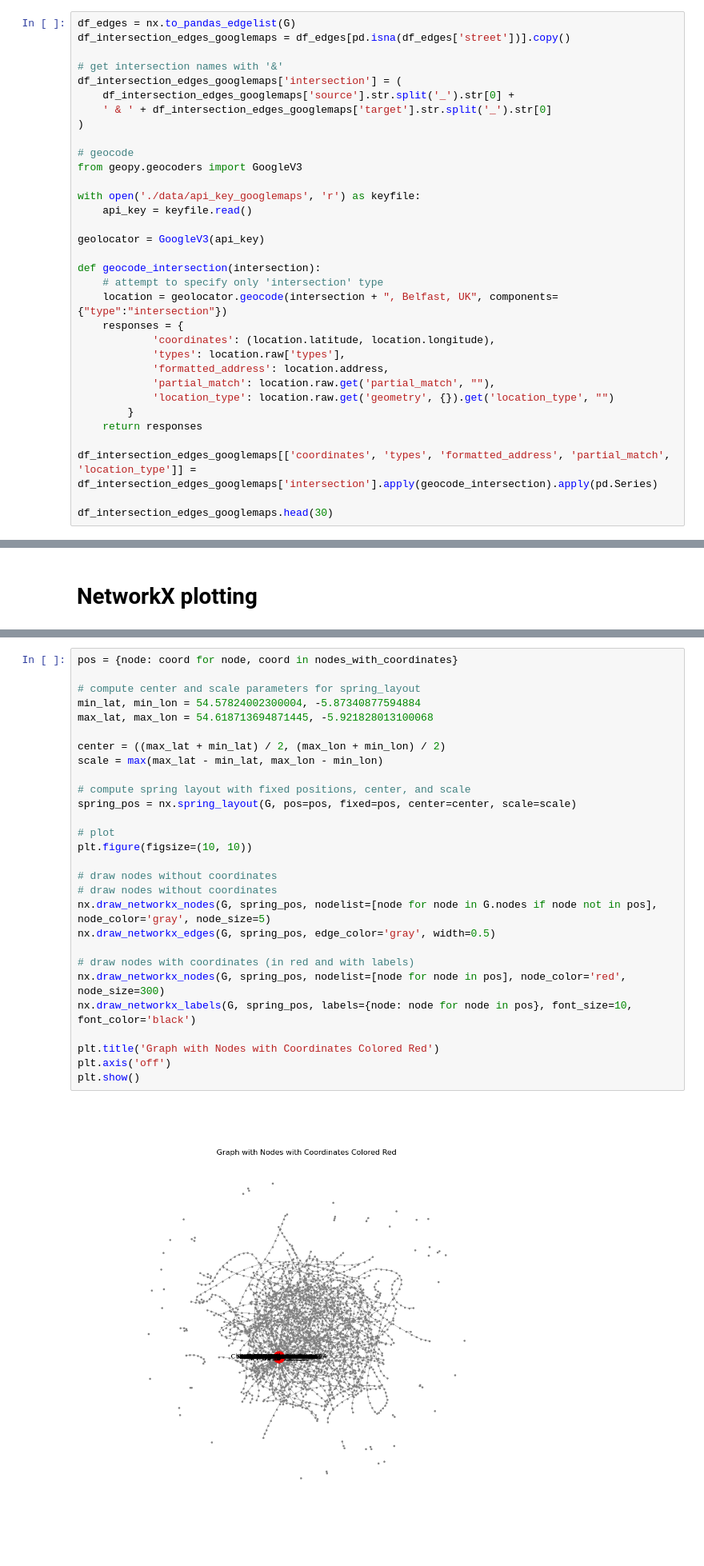
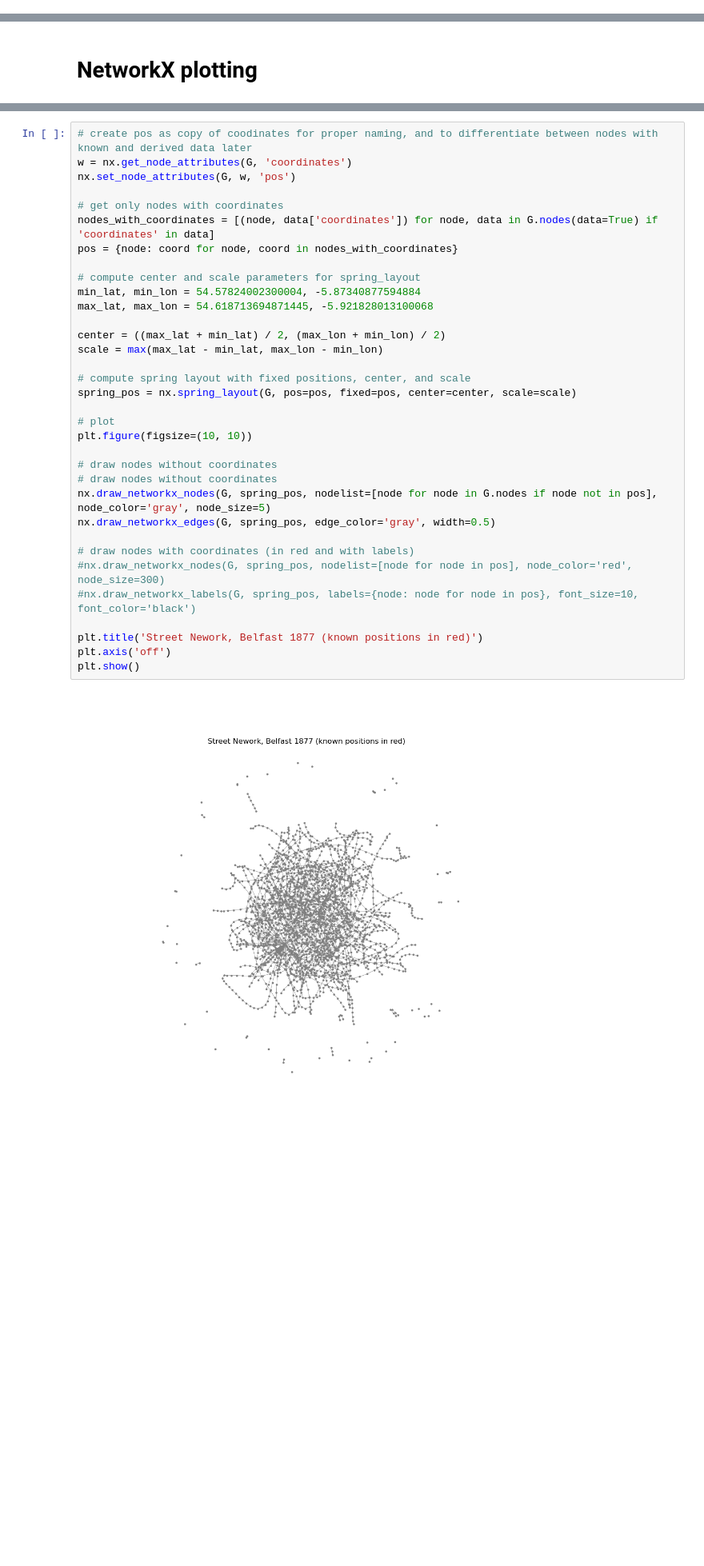
Before and after one commit to sian0x0/Map-Extinct-Addresses, a Jupyter notebook: ballymacarrett-extract.ipynb, the cells around one changed output, grey strips where cells are left out. Shown at 80% size. Cells and saved outputs as stored; diff of their text form; blank space fills up the shorter version.

```diff
--- a/ballymacarrett-extract.ipynb
+++ b/ballymacarrett-extract.ipynb
@@ -455,33 +33,0 @@ Then I need to geocode again for this this smaller dataset.
-# %%
-df_edges = nx.to_pandas_edgelist(G)
-df_intersection_edges_googlemaps = df_edges[pd.isna(df_edges['street'])].copy()
-
-# get intersection names with '&'
-df_intersection_edges_googlemaps['intersection'] = (
-    df_intersection_edges_googlemaps['source'].str.split('_').str[0] +
-    ' & ' + df_intersection_edges_googlemaps['target'].str.split('_').str[0]
-)
-
-# geocode
-from geopy.geocoders import GoogleV3
-
-with open('./data/api_key_googlemaps', 'r') as keyfile:
-    api_key = keyfile.read()
-
-geolocator = GoogleV3(api_key)
-
-def geocode_intersection(intersection):
-    # attempt to specify only 'intersection' type
-    location = geolocator.geocode(intersection + ", Belfast, UK", components={"type":"intersection"})
-    responses = {
-            'coordinates': (location.latitude, location.longitude),
-            'types': location.raw['types'],
-            'formatted_address': location.address,
-            'partial_match': location.raw.get('partial_match', ""),
-            'location_type': location.raw.get('geometry', {}).get('location_type', "")
-        }
-    return responses
-
-df_intersection_edges_googlemaps[['coordinates', 'types', 'formatted_address', 'partial_match', 'location_type']] = df_intersection_edges_googlemaps['intersection'].apply(geocode_intersection).apply(pd.Series)
-
-df_intersection_edges_googlemaps.head(30)
@@ -1418,32 +768,38 @@ NameError: name 'G' is not defined
 # %%
+# create pos as copy of coodinates for proper naming, and to differentiate between nodes with known and derived data later
+w = nx.get_node_attributes(G, 'coordinates')
+nx.set_node_attributes(G, w, 'pos')
+
+# get only nodes with coordinates
+nodes_with_coordinates = [(node, data['coordinates']) for node, data in G.nodes(data=True) if 'coordinates' in data]
 pos = {node: coord for node, coord in nodes_with_coordinates}
 
 # compute center and scale parameters for spring_layout
 min_lat, min_lon = 54.57824002300004, -5.87340877594884
 max_lat, max_lon = 54.618713694871445, -5.921828013100068
 
 center = ((max_lat + min_lat) / 2, (max_lon + min_lon) / 2)
 scale = max(max_lat - min_lat, max_lon - min_lon)
 
 # compute spring layout with fixed positions, center, and scale
 spring_pos = nx.spring_layout(G, pos=pos, fixed=pos, center=center, scale=scale)
 
 # plot
 plt.figure(figsize=(10, 10))
 
 # draw nodes without coordinates
 # draw nodes without coordinates
 nx.draw_networkx_nodes(G, spring_pos, nodelist=[node for node in G.nodes if node not in pos], node_color='gray', node_size=5)
 nx.draw_networkx_edges(G, spring_pos, edge_color='gray', width=0.5)
 
 # draw nodes with coordinates (in red and with labels)
-nx.draw_networkx_nodes(G, spring_pos, nodelist=[node for node in pos], node_color='red', node_size=300)
-nx.draw_networkx_labels(G, spring_pos, labels={node: node for node in pos}, font_size=10, font_color='black')
+#nx.draw_networkx_nodes(G, spring_pos, nodelist=[node for node in pos], node_color='red', node_size=300)
+#nx.draw_networkx_labels(G, spring_pos, labels={node: node for node in pos}, font_size=10, font_color='black')
 
-plt.title('Graph with Nodes with Coordinates Colored Red')
+plt.title('Street Nework, Belfast 1877 (known positions in red)')
 plt.axis('off')
 plt.show()
 # %% [output]
-[figure, old version]
+[figure, new version]
 # %% [markdown]
 # OSMnx
```
Also changed, not shown: parts of 49 cells of this notebook, 2 other files.
